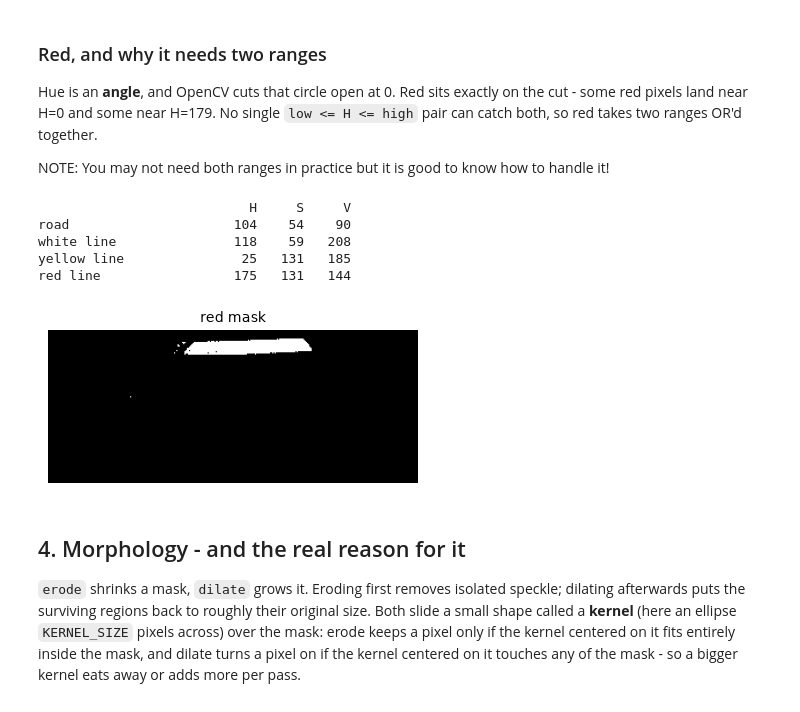
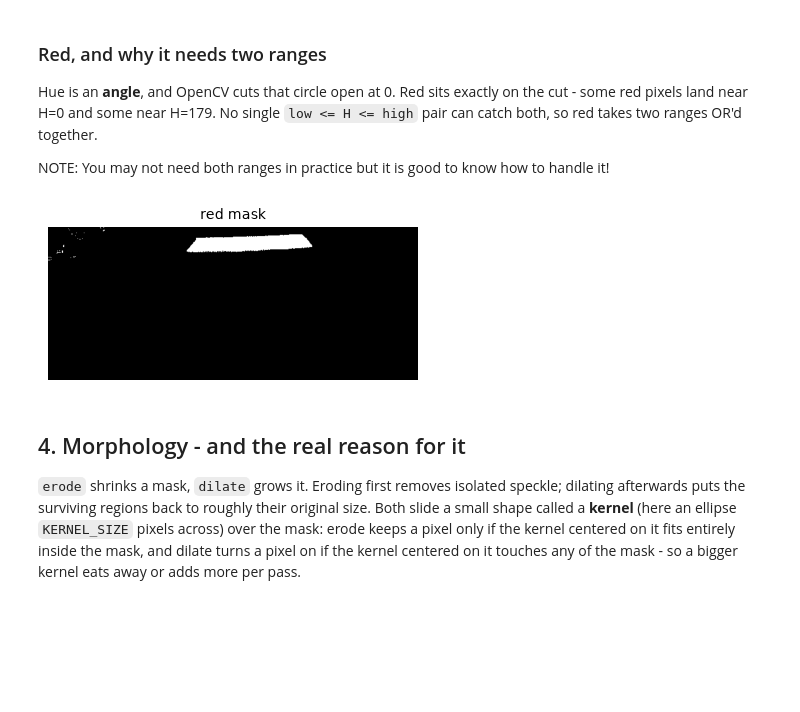
Before and after one commit to bja1701/dt_lab4, a Jupyter notebook: notebooks/lane_detection_activity.ipynb, the cells around one changed output. Saved outputs shown, nothing was run; the diff lists cells and outputs as text; code cells hidden in the pictures; blank space fills up the shorter version.

```diff
--- a/notebooks/lane_detection_activity.ipynb
+++ b/notebooks/lane_detection_activity.ipynb
@@ -104,7 +102,7 @@ Two separate reasons for those two steps, and it is worth keeping them apart:
 * Crop is about relevance - What part of the image do you want to see?
 # %%
 # TODO: Tune parameters to what you think it should be for your bot.
-IMG_SIZE = (320, 240)       # (width, height). The original is (640, 480); keep its aspect ratio.
+IMG_SIZE = (640,480)       # (width, height). The original is (640, 480); keep its aspect ratio.
 TOP_CUTOFF = .45     # fraction of top of image to throw away (to remove non-road or far away road)
 
 # Resize
@@ -251,32 +246,22 @@ the cut - some red pixels land near H=0 and some near H=179. No single
 
 NOTE: You may not need both ranges in practice but it is good to know how to handle it!
 # %%
-# Print the HSV values for the points of interest.
-print(f"{'':22s} {'H':>5s} {'S':>5s} {'V':>5s}")
-for name, (x, y) in points.items():
-    print(f"{name:22s} {hsv[y,x,0]:5d} {hsv[y,x,1]:5d} {hsv[y,x,2]:5d}")
-
 # TODO: Find two ranges, one at each end of the hue circle, combined with
 # cv2.bitwise_or. Red near H=0 and red near H=179 are the same color.
 # red values 174   104   174
-RED_LOW_1, RED_HIGH_1 = np.array([135, 80, 95]), np.array([179, 185, 200])
-RED_LOW_2, RED_HIGH_2 = np.array([0, 80, 95]), np.array([21, 185, 200])
+RED_LOW_1, RED_HIGH_1 = np.array([150, 50, 100]), np.array([210, 200, 255])
+RED_LOW_2, RED_HIGH_2 = np.array([0, 0, 0]), np.array([10, 20, 60])
 
 # TODO: Write your cv2.inRange calls and combine the two masks with cv2.bitwise_or
 
 mask_red_1 = cv2.inRange(hsv, RED_LOW_1, RED_HIGH_1)
 mask_red_2 = cv2.inRange(hsv, RED_LOW_2, RED_HIGH_2)
 
 mask_red =  cv2.bitwise_or(mask_red_1, mask_red_2) # store the combined mask here!
 
 show(mask_red, titles=["red mask"], size=4)
 # %% [output]
-                           H     S     V
-road                     104    54    90
-white line               118    59   208
-yellow line               25   131   185
-red line                 175   131   144
-[figure, old version]
+[figure, new version]
 # %% [markdown]
 ## 4. Morphology - and the real reason for it
 
```
Also changed, not shown: parts of 12 cells of this notebook.
